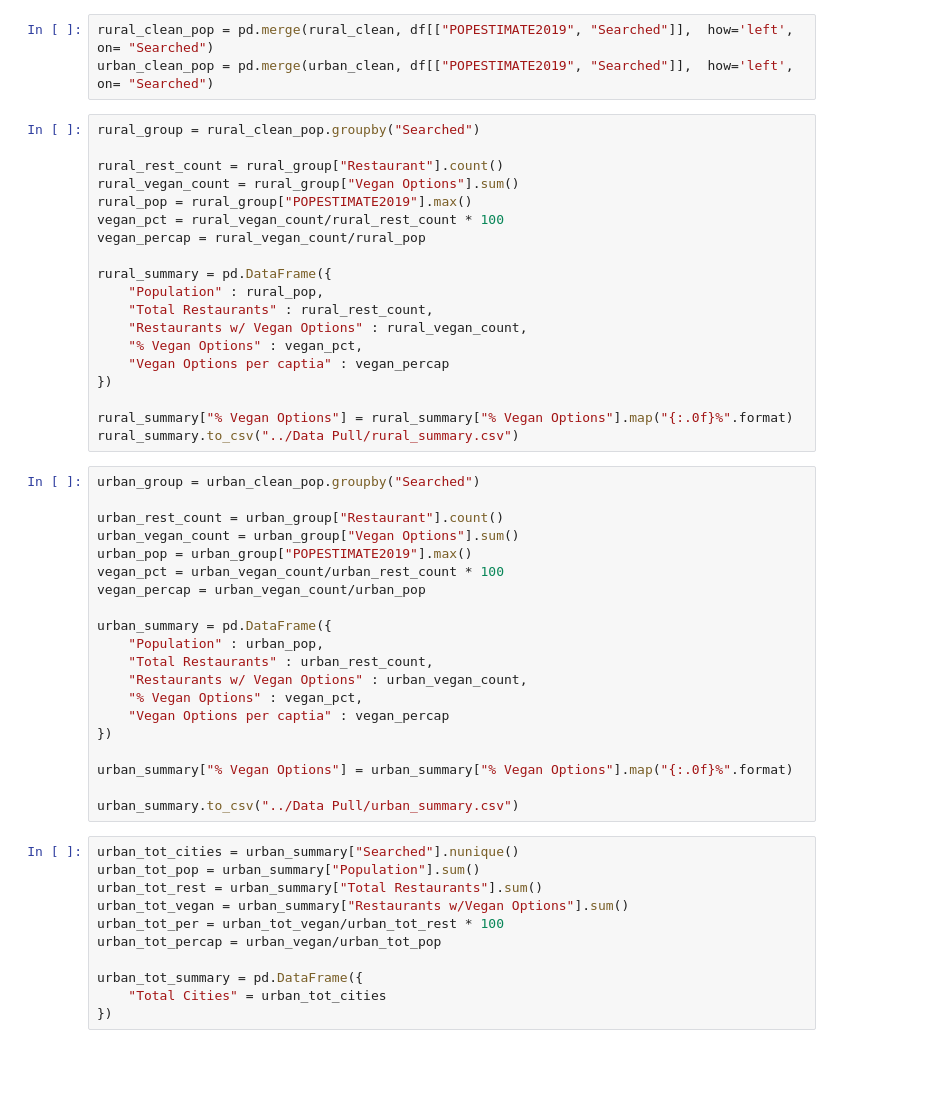
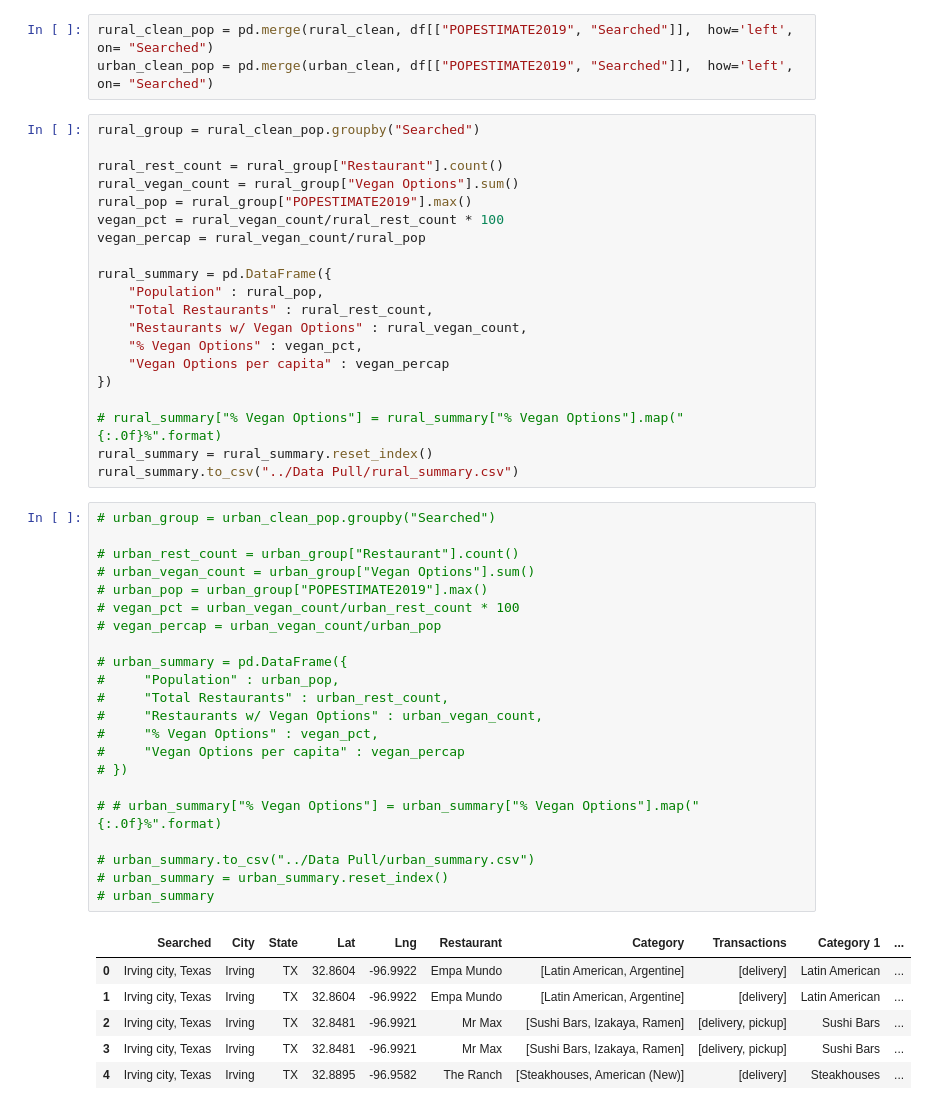
Before and after one commit to KrystalDodd/Project_one, a Jupyter notebook: Data Pull/Yelp APi.ipynb, the cells around one changed output. Cells and saved outputs as stored; diff of their text form; blank space fills up the shorter version.

```diff
--- a/Data Pull/Yelp APi.ipynb
+++ b/Data Pull/Yelp APi.ipynb
@@ -181,39 +185,38 @@ rural_summary = pd.DataFrame({
     "Total Restaurants" : rural_rest_count,
     "Restaurants w/ Vegan Options" : rural_vegan_count,
     "% Vegan Options" : vegan_pct,
-    "Vegan Options per captia" : vegan_percap
+    "Vegan Options per capita" : vegan_percap
 })
 
-rural_summary["% Vegan Options"] = rural_summary["% Vegan Options"].map("{:.0f}%".format)
+# rural_summary["% Vegan Options"] = rural_summary["% Vegan Options"].map("{:.0f}%".format)
+rural_summary = rural_summary.reset_index()
 rural_summary.to_csv("../Data Pull/rural_summary.csv")
 # %%
-urban_group = urban_clean_pop.groupby("Searched")
+# urban_group = urban_clean_pop.groupby("Searched")
 
-urban_rest_count = urban_group["Restaurant"].count()
-urban_vegan_count = urban_group["Vegan Options"].sum()
-urban_pop = urban_group["POPESTIMATE2019"].max()
-vegan_pct = urban_vegan_count/urban_rest_count * 100
-vegan_percap = urban_vegan_count/urban_pop
+# urban_rest_count = urban_group["Restaurant"].count()
+# urban_vegan_count = urban_group["Vegan Options"].sum()
+# urban_pop = urban_group["POPESTIMATE2019"].max()
+# vegan_pct = urban_vegan_count/urban_rest_count * 100
+# vegan_percap = urban_vegan_count/urban_pop
 
-urban_summary = pd.DataFrame({
-    "Population" : urban_pop,
-    "Total Restaurants" : urban_rest_count,
-    "Restaurants w/ Vegan Options" : urban_vegan_count,
-    "% Vegan Options" : vegan_pct,
-    "Vegan Options per captia" : vegan_percap
-})
+# urban_summary = pd.DataFrame({
+#     "Population" : urban_pop,
+#     "Total Restaurants" : urban_rest_count,
+#     "Restaurants w/ Vegan Options" : urban_vegan_count,
+#     "% Vegan Options" : vegan_pct,
+#     "Vegan Options per capita" : vegan_percap
+# })
 
-urban_summary["% Vegan Options"] = urban_summary["% Vegan Options"].map("{:.0f}%".format)
+# # urban_summary["% Vegan Options"] = urban_summary["% Vegan Options"].map("{:.0f}%".format)
 
-urban_summary.to_csv("../Data Pull/urban_summary.csv")
+# urban_summary.to_csv("../Data Pull/urban_summary.csv")
+# urban_summary = urban_summary.reset_index()
+# urban_summary
+# %% [output]
+|  | Searched | City | State | Lat | Lng | Restaurant | Category | Transactions | Category 1 | ... |
+| 0 | Irving city, Texas | Irving | TX | 32.8604 | -96.9922 | Empa Mundo | [Latin American, Argentine] | [delivery] | Latin American | ... |
+| 1 | Irving city, Texas | Irving | TX | 32.8604 | -96.9922 | Empa Mundo | [Latin American, Argentine] | [delivery] | Latin American | ... |
+| 2 | Irving city, Texas | Irving | TX | 32.8481 | -96.9921 | Mr Max | [Sushi Bars, Izakaya, Ramen] | [delivery, pickup] | Sushi Bars | ... |
+| 3 | Irving city, Texas | Irving | TX | 32.8481 | -96.9921 | Mr Max | [Sushi Bars, Izakaya, Ramen] | [delivery, pickup] | Sushi Bars | ... |
+| 4 | Irving city, Texas | Irving | TX | 32.8895 | -96.9582 | The Ranch | [Steakhouses, American (New)] | [delivery] | Steakhouses | ... |
-# %%
-urban_tot_cities = urban_summary["Searched"].nunique()
-urban_tot_pop = urban_summary["Population"].sum()
-urban_tot_rest = urban_summary["Total Restaurants"].sum()
-urban_tot_vegan = urban_summary["Restaurants w/Vegan Options"].sum()
-urban_tot_per = urban_tot_vegan/urban_tot_rest * 100
-urban_tot_percap = urban_vegan/urban_tot_pop
-
-urban_tot_summary = pd.DataFrame({
-    "Total Cities" = urban_tot_cities
-})
```
Also changed, not shown: parts of 13 cells of this notebook, 8 other files.
